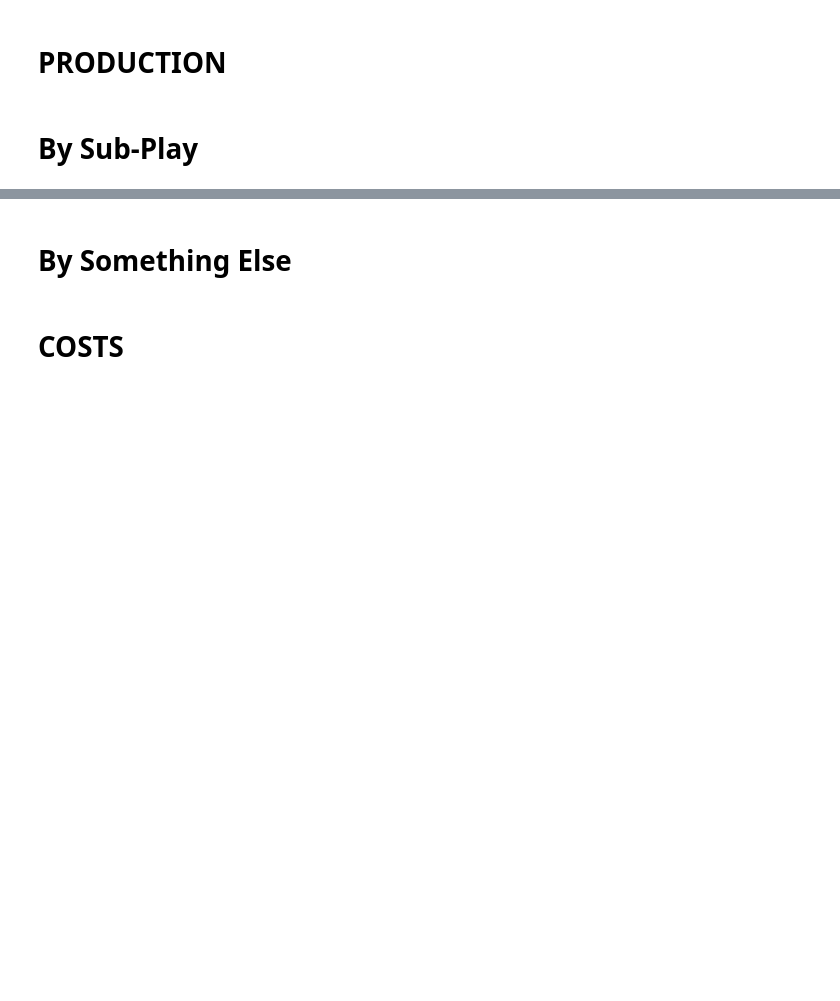
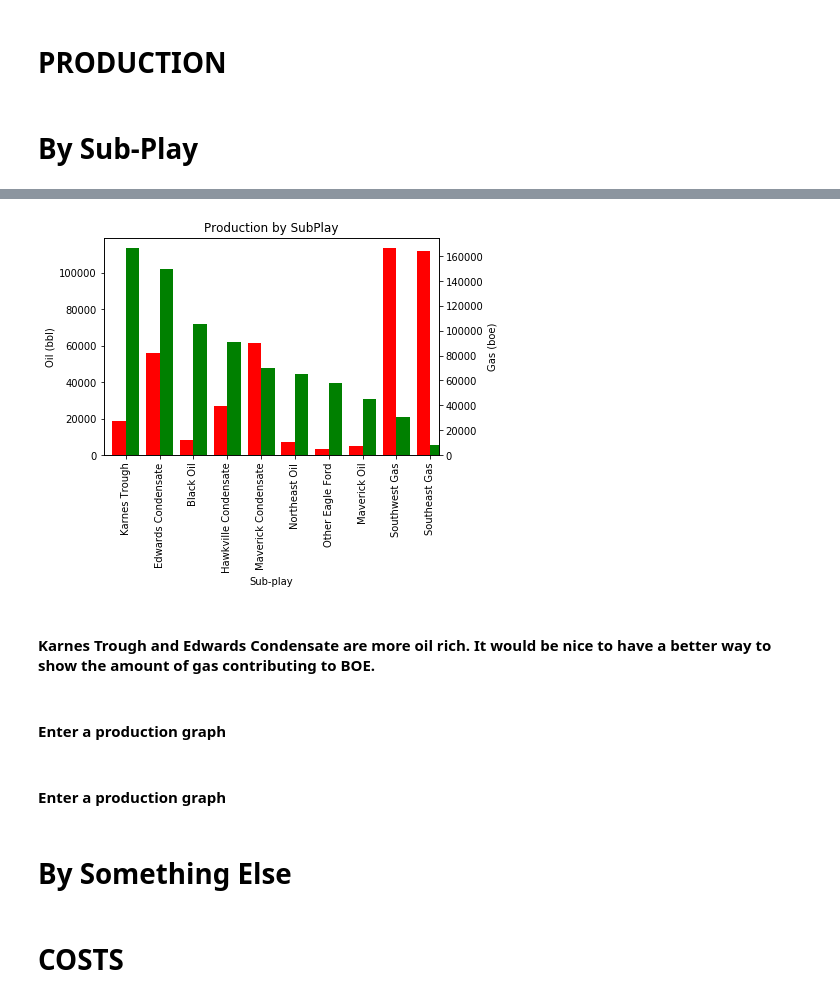
Before and after one commit to DaryaRudych/EagleFord-Oil-Project, a Jupyter notebook: Master.ipynb, the cells around one changed output, grey strips where cells are left out. Saved outputs shown, nothing was run; the diff lists cells and outputs as text; code cells hidden in the pictures; blank space fills up the shorter version.

```diff
--- a/Master.ipynb
+++ b/Master.ipynb
@@ -234,3 +188,29 @@ summary_final
+# %%
+# Plot categorical costs
+
+summary_final.sort_values('Avg Cum365 Oil (bbl)', ascending = False, inplace = True)
+fig = plt.figure() # Create matplotlib figure
+ax = fig.add_subplot(111) # Create matplotlib axes
+ax2 = ax.twinx()
+width = 0.4
+summary_final.loc[:,'Avg Cum365 Oil (bbl)'].plot(kind='bar', color='green', ax=ax, width=width, position=0)
+(summary_final.loc[:,'Avg Cum365 Gas (mcf)']/6).plot(kind='bar', color='red', ax=ax2, width=width, position=1)
+
+# Add axis labels and title
+plt.title("Production by SubPlay")
+ax.set_ylabel("Oil (bbl)")
+ax2.set_ylabel("Gas (boe)")
+
+# Show plot
+plt.show()
+# %% [output]
+[figure, added]
+# %% [markdown]
+#### Karnes Trough and Edwards Condensate are more oil rich. It would be nice to have a better way to show the amount of gas contributing to BOE.
+# %% [markdown]
+#### Enter a production graph
+# %% [markdown]
+#### Enter a production graph
 # %% [markdown]
 # By Something Else
 # %% [markdown]
```
Also changed, not shown: parts of 42 cells of this notebook, 3 other files.
